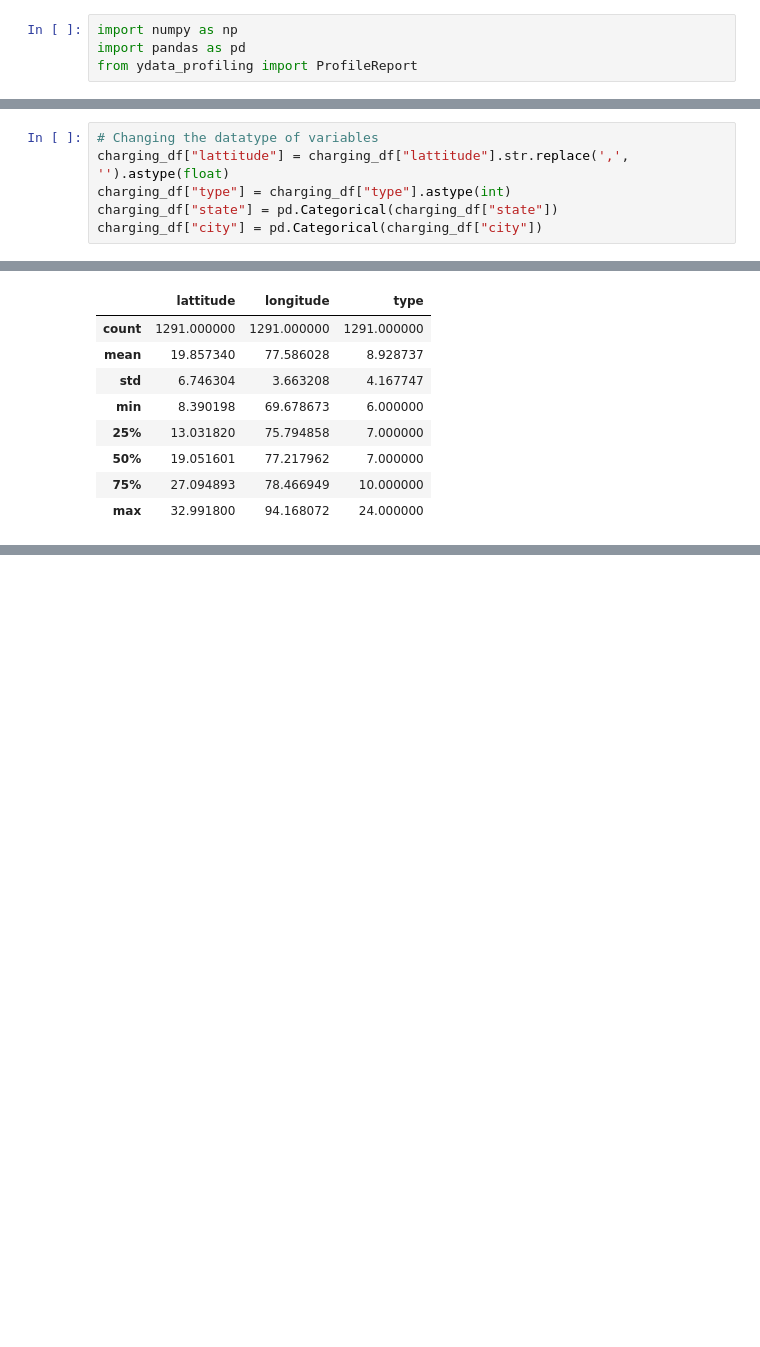
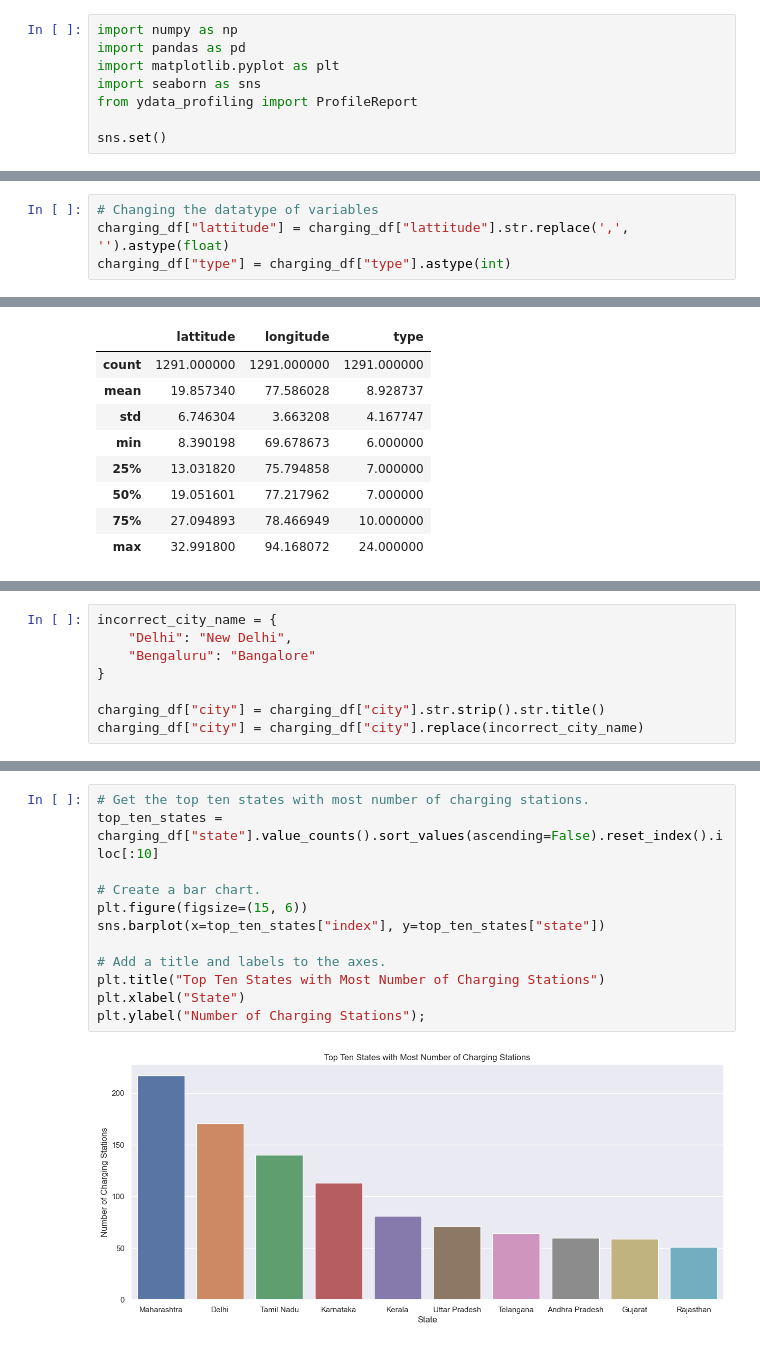
Before and after one commit to KratikMehta/EV-Market-Segmentation-in-India, a Jupyter notebook: Market_Segmentation.ipynb, the cells around one changed output, grey strips where cells are left out. Drawn from its saved outputs; the diff is of its cells as text; blank space fills up the shorter version.

```diff
--- a/Market_Segmentation.ipynb
+++ b/Market_Segmentation.ipynb
@@ -1,4 +3,8 @@
 # %%
 import numpy as np
 import pandas as pd
+import matplotlib.pyplot as plt
+import seaborn as sns
 from ydata_profiling import ProfileReport
+
+sns.set()
@@ -44,5 +60,3 @@ charging_df.reset_index(drop=True, inplace=True)
 # Changing the datatype of variables
 charging_df["lattitude"] = charging_df["lattitude"].str.replace(',', '').astype(float)
 charging_df["type"] = charging_df["type"].astype(int)
-charging_df["state"] = pd.Categorical(charging_df["state"])
-charging_df["city"] = pd.Categorical(charging_df["city"])
@@ -96,0 +151,8 @@ charging_df.describe()
+# %%
+incorrect_city_name = {
+    "Delhi": "New Delhi",
+    "Bengaluru": "Bangalore"
+}
+
+charging_df["city"] = charging_df["city"].str.strip().str.title()
+charging_df["city"] = charging_df["city"].replace(incorrect_city_name)
@@ -107,0 +163,14 @@ charging_df.head()
+# %%
+# Get the top ten states with most number of charging stations.
+top_ten_states = charging_df["state"].value_counts().sort_values(ascending=False).reset_index().iloc[:10]
+
+# Create a bar chart.
+plt.figure(figsize=(15, 6))
+sns.barplot(x=top_ten_states["index"], y=top_ten_states["state"])
+
+# Add a title and labels to the axes.
+plt.title("Top Ten States with Most Number of Charging Stations")
+plt.xlabel("State")
+plt.ylabel("Number of Charging Stations");
+# %% [output]
+[figure, added]
```
Also changed, not shown: parts of 33 cells of this notebook, 2 other files.
